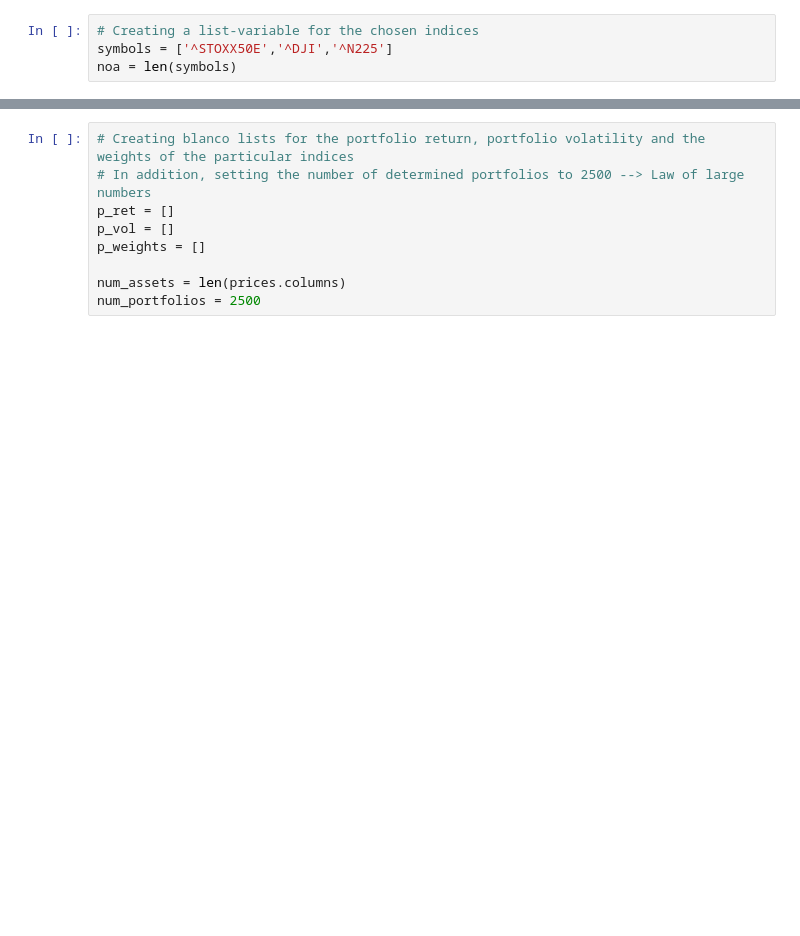
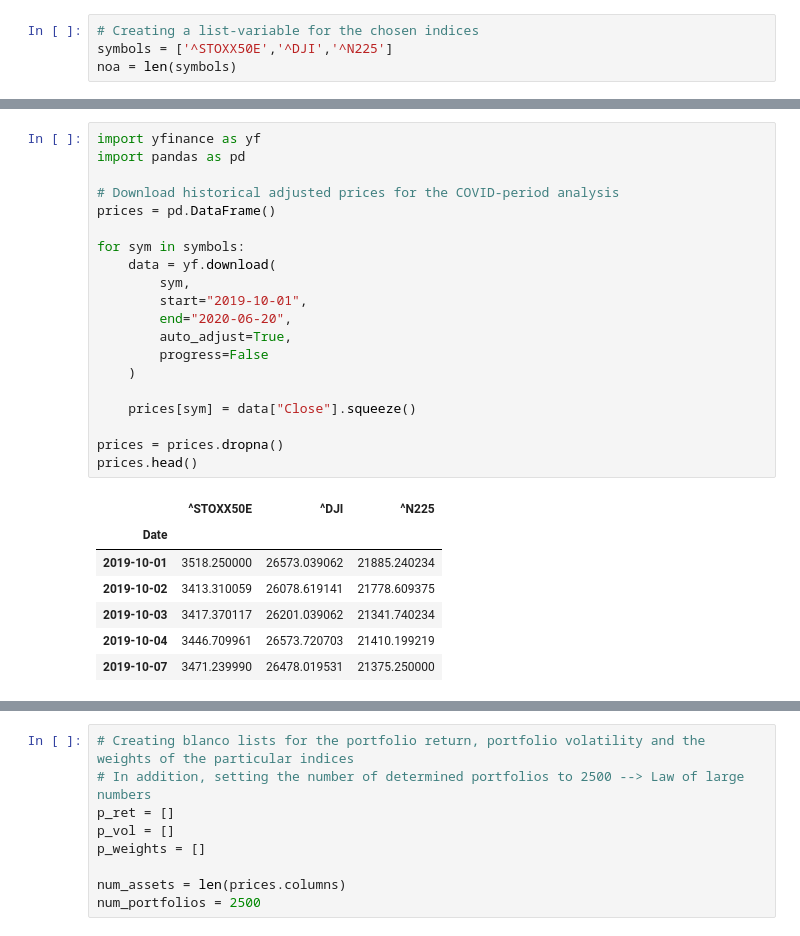
Before and after one commit to noman576/Emerging-Market-Premium-python., a Jupyter notebook: Final_Developed_Covid.ipynb, the cells around one changed output, grey strips where cells are left out. Drawn from its saved outputs; the diff is of its cells as text; blank space fills up the shorter version.

```diff
--- a/Final_Developed_Covid.ipynb
+++ b/Final_Developed_Covid.ipynb
@@ -31,3 +36,31 @@ prices.head()
+# %%
+import yfinance as yf
+import pandas as pd
+
+# Download historical adjusted prices for the COVID-period analysis
+prices = pd.DataFrame()
+
+for sym in symbols:
+    data = yf.download(
+        sym,
+        start="2019-10-01",
+        end="2020-06-20",
+        auto_adjust=True,
+        progress=False
+    )
+
+    prices[sym] = data["Close"].squeeze()
+
+prices = prices.dropna()
+prices.head()
+# %% [output]
+|  | ^STOXX50E | ^DJI | ^N225 |
+| Date |  |  |  |
+| 2019-10-01 | 3518.250000 | 26573.039062 | 21885.240234 |
+| 2019-10-02 | 3413.310059 | 26078.619141 | 21778.609375 |
+| 2019-10-03 | 3417.370117 | 26201.039062 | 21341.740234 |
+| 2019-10-04 | 3446.709961 | 26573.720703 | 21410.199219 |
+| 2019-10-07 | 3471.239990 | 26478.019531 | 21375.250000 |
 # %%
 # Calculating the Covariance-Matrix of the chosen indices
 cov_matrix = prices.pct_change().apply(lambda x: np.log(1+x)).cov()
```
Also changed, not shown: parts of 13 cells of this notebook.
